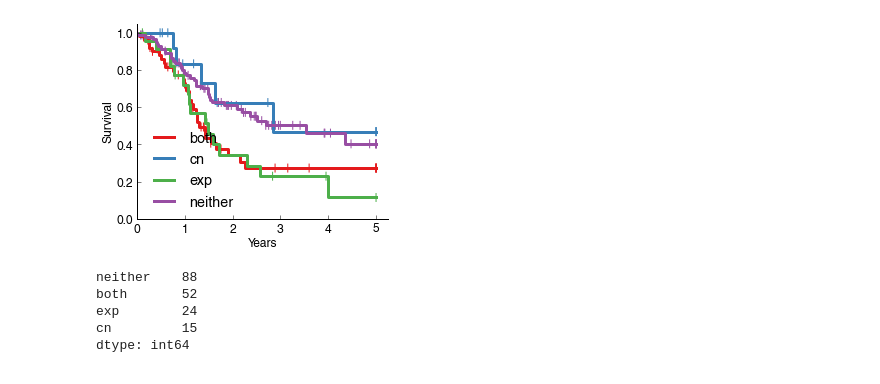
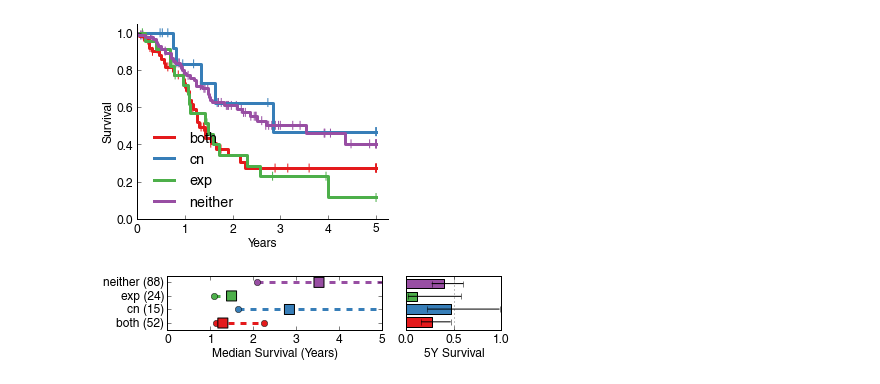
Before and after one commit to theandygross/TCGA, a Jupyter notebook: Analysis_Notebooks/HNSCC_figures.ipynb, the cells around one changed output. Cells and saved outputs as stored; diff of their text form; code cells hidden in the pictures.

```diff
--- a/Analysis_Notebooks/HNSCC_figures.ipynb
+++ b/Analysis_Notebooks/HNSCC_figures.ipynb
@@ -481,10 +442,6 @@ fig.savefig('/cellar/users/agross/figures/supp_fig4c.pdf', tranparent=True)
 # %% [output]
 [figure]
-# %%
-cb.value_counts()
-# %% [output]
-neither    88
-both       52
-exp        24
-cn         15
-dtype: int64
+# %%
+survival_stat_plot(get_surv_fit(surv, cb))
+# %% [output]
+[figure, added]
```
Also changed, not shown: parts of 33 cells of this notebook, 19 other files.
